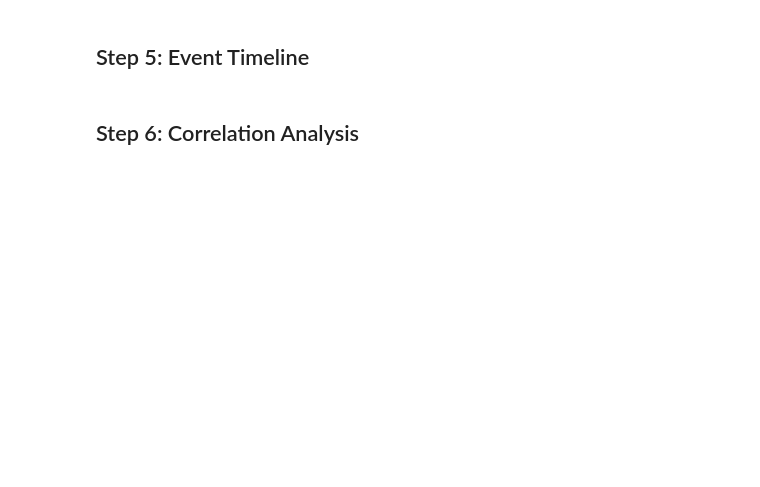
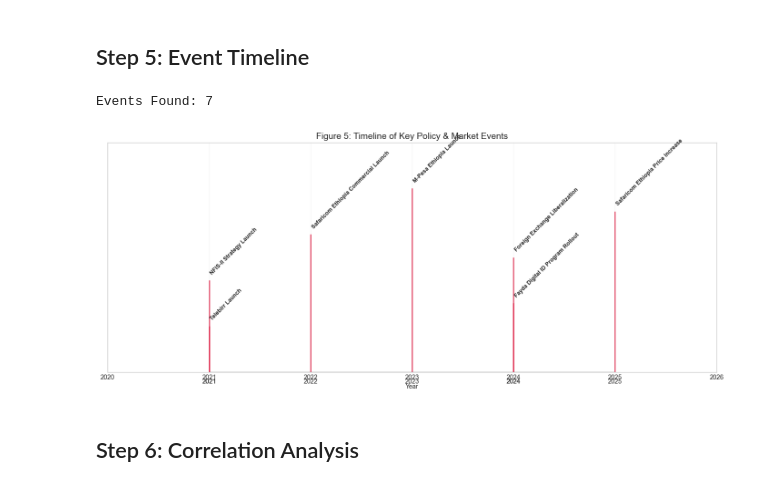
Before and after one commit to Mohammed-App-creater/week_10, a Jupyter notebook: notebooks/02_exploratory_data_analysis.ipynb, the cells around one changed output. Drawn from its saved outputs; the diff is of its cells as text; code cells hidden in the pictures; blank space fills up the shorter version.

```diff
--- a/notebooks/02_exploratory_data_analysis.ipynb
+++ b/notebooks/02_exploratory_data_analysis.ipynb
@@ -227,3 +355,63 @@ plt.show()
+# %%
+# Figure 5: Event Timeline Visualization
+
+# 1. Filter Events
+events_df = df[df['record_type'] == 'event'].copy()
+events_df['fiscal_year'] = pd.to_numeric(events_df['fiscal_year'], errors='coerce')
+events_df = events_df.dropna(subset=['fiscal_year']).sort_values('fiscal_year')
+
+print(f"Events Found: {len(events_df)}")
+
+# 2. Plot Overlay on Dummy Data or Access Data context
+plt.figure(figsize=(14, 6))
+
+# Determine year range
+min_year = events_df['fiscal_year'].min() - 1
+max_year = events_df['fiscal_year'].max() + 1
+
+# Setup canvas
+plt.xlim(min_year, max_year)
+plt.ylim(0, 10) # Arbitrary y-axis for timeline spacing
+plt.yticks([])
+
+# Plot events as stems
+import numpy as np
+# Stagger heights to key text legible
+heights = [2, 4, 6, 8, 3, 5, 7, 9] * (len(events_df) // 8 + 1)
+heights = heights[:len(events_df)]
+
+plt.vlines(x=events_df['fiscal_year'], ymin=0, ymax=heights, color='crimson', alpha=0.7, linewidth=2)
+plt.plot(events_df['fiscal_year'], np.zeros_like(events_df['fiscal_year']), '-k', linewidth=1) # Baseline
+
+# Add Labels
+for i, (idx, row) in enumerate(events_df.iterrows()):
+    plt.text(
+        row['fiscal_year'],
+        heights[i] + 0.2,
+        row['indicator'], # Event name
+        rotation=45,
+        ha='left',
+        va='bottom',
+        fontsize=9,
+        fontweight='bold'
+    )
+    # Add year marker
+    plt.text(
+        row['fiscal_year'],
+        -0.5,
+        str(int(row['fiscal_year'])),
+        ha='center',
+        fontsize=10
+    )
+
+plt.title('Figure 5: Timeline of Key Policy & Market Events', fontsize=14)
+plt.xlabel('Year')
+plt.grid(axis='x', alpha=0.2)
+plt.tight_layout()
+plt.show()
+# %% [output]
+Events Found: 7
+[figure, added]
 # %% [markdown]
 ## Step 6: Correlation Analysis
 # %%
```
Also changed, not shown: parts of 9 cells of this notebook, 4 other files.
